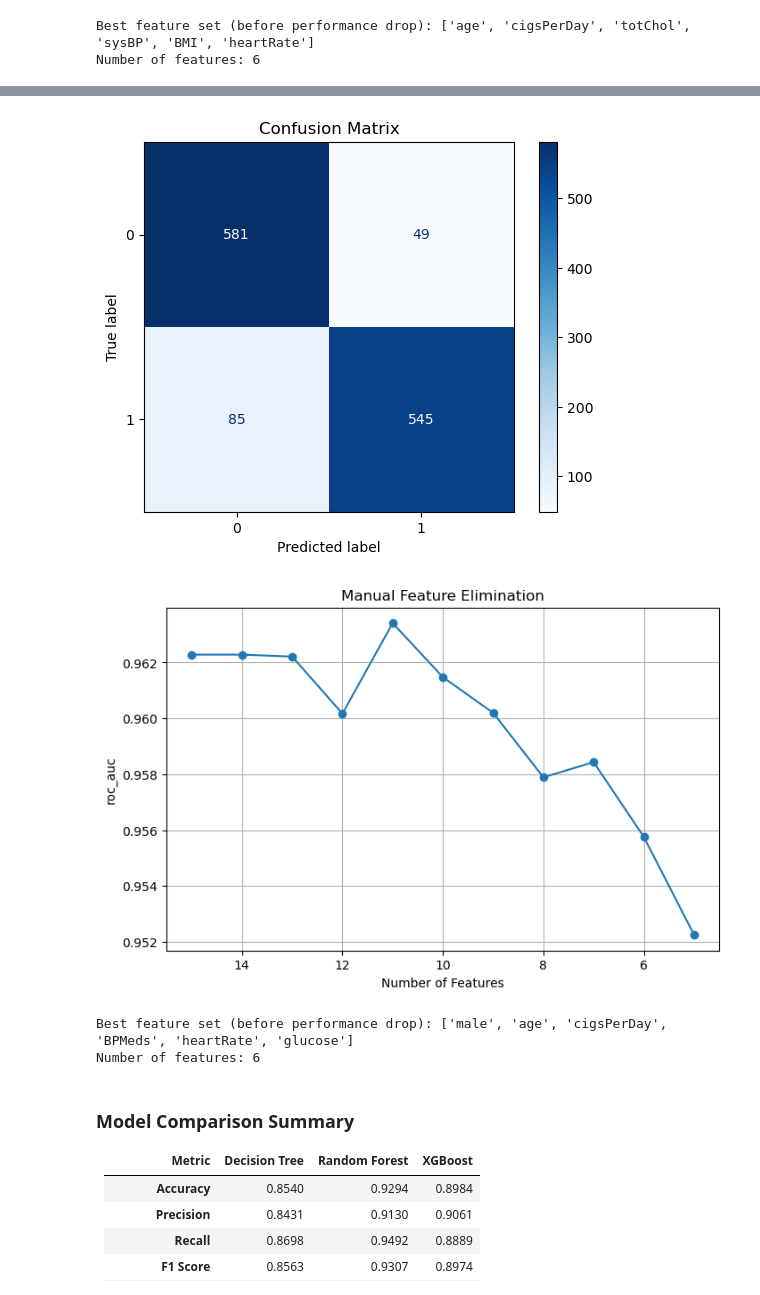
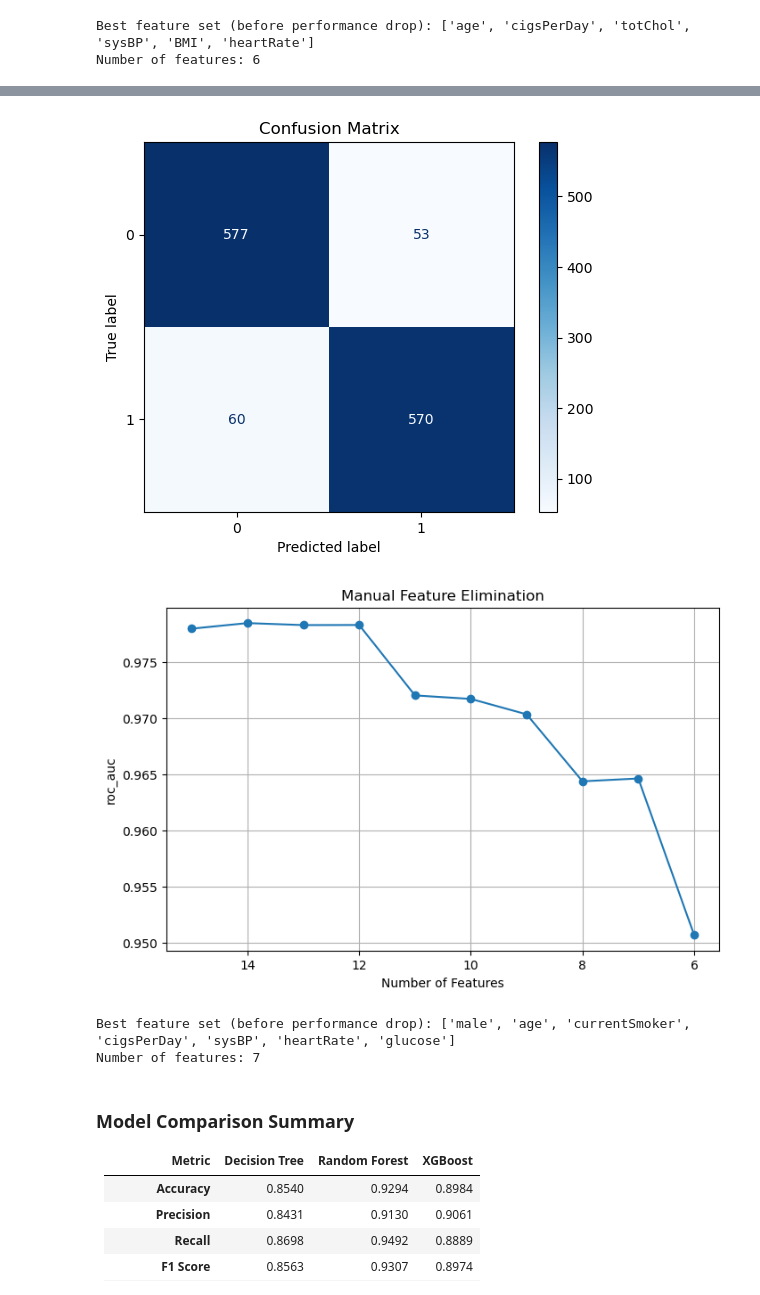
Before and after one commit to Rishikesh623/Optimal-Feature-Selection-for-Heart-Disease-Risk-Prediction, a Jupyter notebook: notebooks/05_recursive_elimination_fs.ipynb, the cells around one changed output, grey strips where cells are left out. Saved outputs shown, nothing was run; the diff lists cells and outputs as text; code cells hidden in the pictures.

```diff
--- a/notebooks/05_recursive_elimination_fs.ipynb
+++ b/notebooks/05_recursive_elimination_fs.ipynb
@@ -144,33 +29,0 @@ Confusion Matrix:
-# %%
-import matplotlib.pyplot as plt
-from sklearn.metrics import roc_curve, roc_auc_score
-
-# === Full model (all features) ===
-rf.fit(X_train, y_train)
-y_prob_full = rf.predict_proba(X_test)[:, 1]
-auc_full = roc_auc_score(y_test, y_prob_full)
-
-# === Reduced model (best feature subset, e.g. 8 features) ===
-best_features = feature_sets[-2]   # the one before performance dropped
-rf.fit(X_train[best_features], y_train)
-y_prob_reduced = rf.predict_proba(X_test[best_features])[:, 1]
-auc_reduced = roc_auc_score(y_test, y_prob_reduced)
-
-# === ROC Curves ===
-fpr_full, tpr_full, _ = roc_curve(y_test, y_prob_full)
-fpr_red, tpr_red, _ = roc_curve(y_test, y_prob_reduced)
-
-plt.figure(figsize=(7,5))
-plt.plot(fpr_full, tpr_full, color='blue', label=f'Full Model (AUC = {auc_full:.3f})')
-plt.plot(fpr_red, tpr_red, color='green', label=f'Reduced Model (AUC = {auc_reduced:.3f})')
-plt.plot([0, 1], [0, 1], 'k--', lw=1)
-plt.xlabel('False Positive Rate')
-plt.ylabel('True Positive Rate')
-plt.title('ROC Curve Comparison: Full vs Reduced Feature Set')
-plt.legend()
-plt.grid(True)
-plt.show()
-
-print(f"\nFull model AUC: {auc_full:.3f}")
-print(f"Reduced model AUC: {auc_reduced:.3f}")
-print(f"Feature reduction: {X_train.shape[1]} → {len(best_features)} features")
@@ -391,15 +239,16 @@ import xgboost as xgb
 
 # XGBoost
 xgboost_model = xgb.XGBClassifier(
-    colsample_bytree=1.0,
-    learning_rate=0.1,
-    max_depth=5,
-    n_estimators=200,
+    colsample_bytree=0.8,
+    learning_rate=0.05,
+    gamma=0,
+    max_depth=20,
+    n_estimators=500,
     subsample=0.8
 )
 
 best_features, feature_sets, scores_list = recursive_feature_elimination(
-    xgboost_model, X_train, X_test, y_train, y_test, scoring='roc_auc', early_stop_drop=0.01
+    xgboost_model, X_train, X_test, y_train, y_test, scoring='roc_auc', early_stop_drop=0.02
 )
 # %% [output]
 === Feature Elimination ===
@@ -422,7 +271,7 @@ AUC: 0.9558
 [figure]
-[figure, old version]
+[figure, new version]
-Best feature set (before performance drop): ['male', 'age', 'cigsPerDay', 'BPMeds', 'heartRate', 'glucose']
-Number of features: 6
+Best feature set (before performance drop): ['male', 'age', 'currentSmoker', 'cigsPerDay', 'sysBP', 'heartRate', 'glucose']
+Number of features: 7
 # %% [markdown]
 ### **Model Comparison Summary**
 
```
Also changed, not shown: parts of 4 cells of this notebook, 12 other files.
